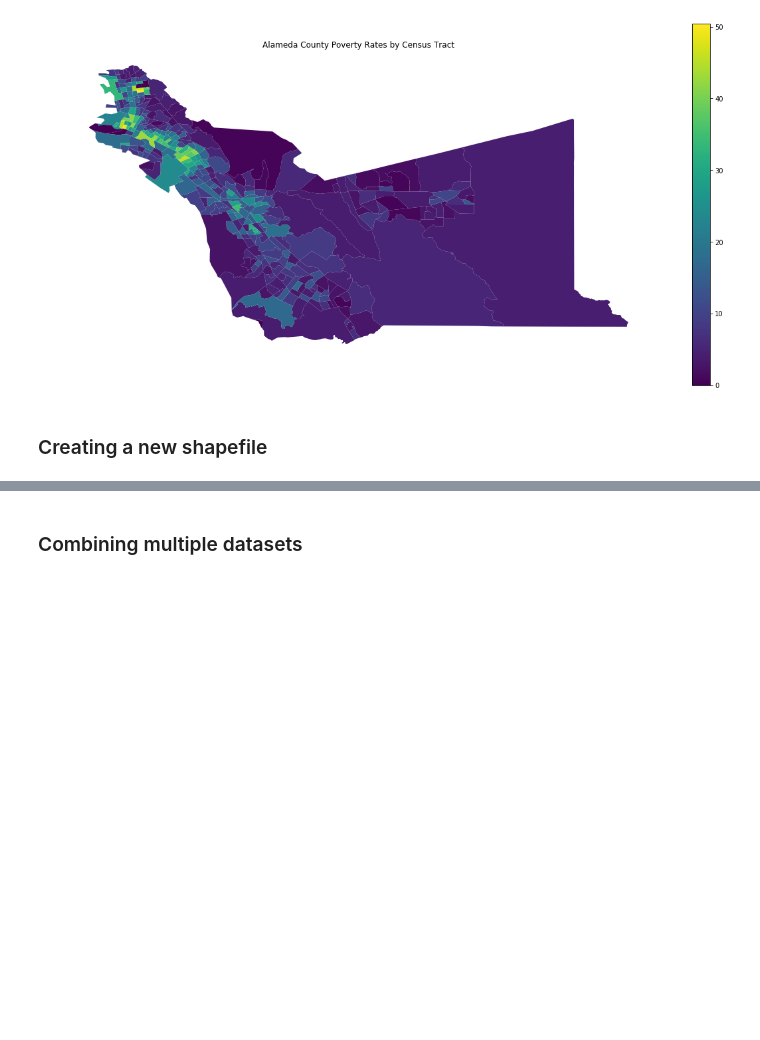
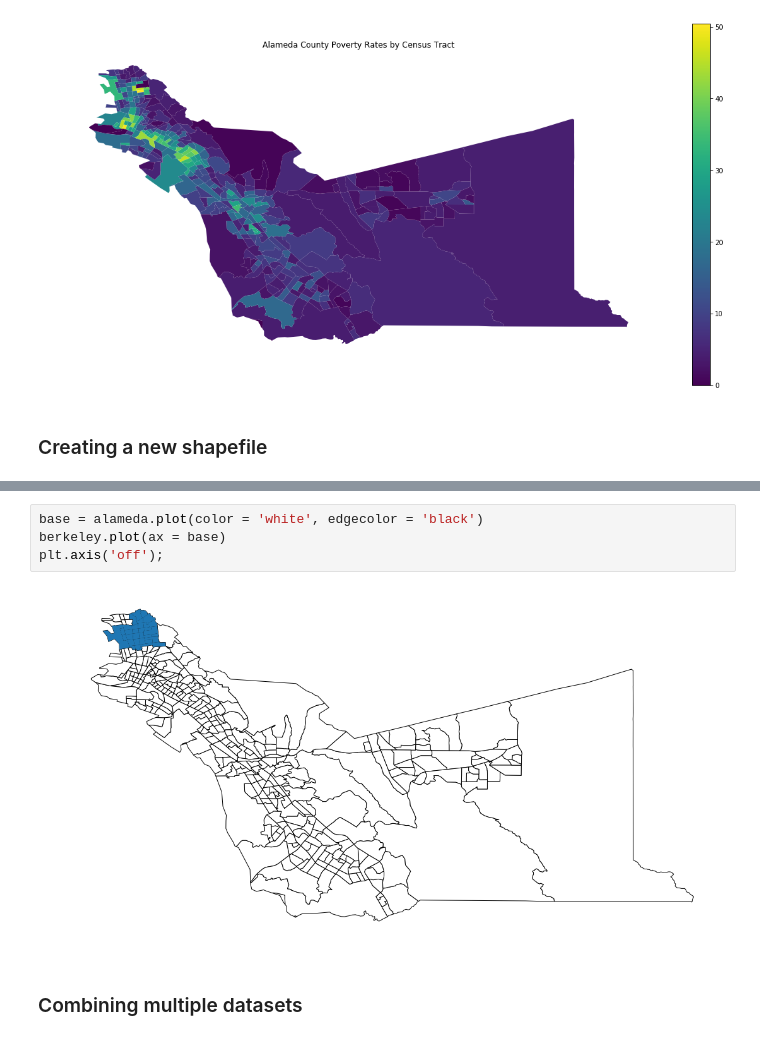
Before and after one commit to ds-modules/CP-101, a Jupyter notebook: Geopandas.ipynb, the cells around one changed output, grey strips where cells are left out. Drawn from its saved outputs; the diff is of its cells as text; blank space fills up the shorter version.

```diff
--- a/Geopandas.ipynb
+++ b/Geopandas.ipynb
@@ -90,2 +114,8 @@ plt.axis('off');
+# %%
+base = alameda.plot(color = 'white', edgecolor = 'black')
+berkeley.plot(ax = base)
+plt.axis('off');
+# %% [output]
+[figure, added]
 # %% [markdown]
 ### Combining multiple datasets
```
Also changed, not shown: parts of 5 cells of this notebook.
